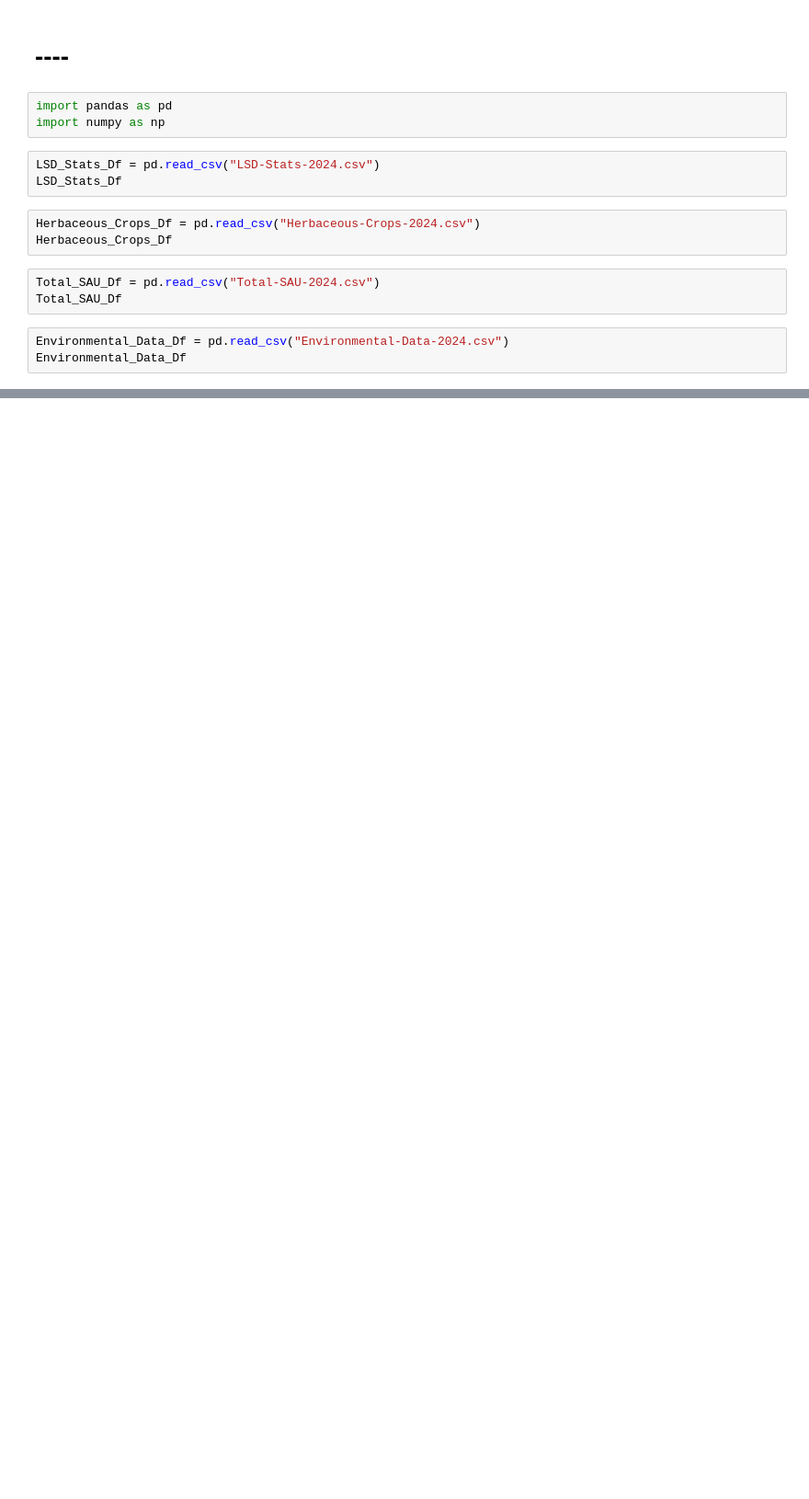
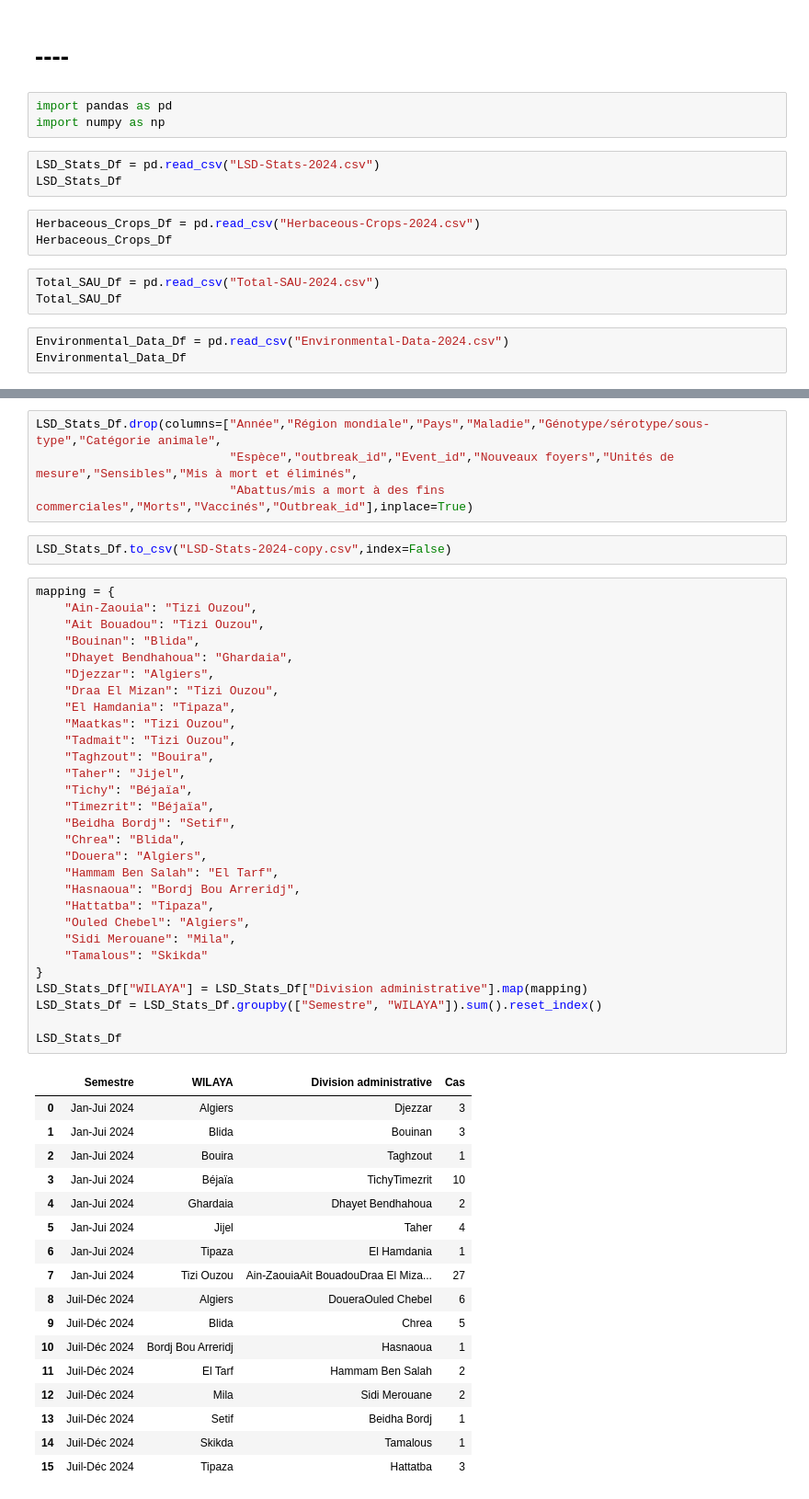
Before and after one commit to Mouadh-Bourezg/DataMiningProject, a Jupyter notebook: projectNotebook.ipynb, the cells around one changed output, grey strips where cells are left out. Shown at 92% size. Saved outputs shown, nothing was run; the diff lists cells and outputs as text; blank space fills up the shorter version.

```diff
--- a/projectNotebook.ipynb
+++ b/projectNotebook.ipynb
@@ -29,0 +42,53 @@ array(['ADRAR', 'CHLEF', 'LAGHOUAT', 'OUM EL BOUAGHI', 'BATNA', 'BEJAIA',
+# %%
+LSD_Stats_Df.drop(columns=["Année","Région mondiale","Pays","Maladie","Génotype/sérotype/sous-type","Catégorie animale",
+                           "Espèce","outbreak_id","Event_id","Nouveaux foyers","Unités de mesure","Sensibles","Mis à mort et éliminés",
+                           "Abattus/mis a mort à des fins commerciales","Morts","Vaccinés","Outbreak_id"],inplace=True)
+# %%
+LSD_Stats_Df.to_csv("LSD-Stats-2024-copy.csv",index=False)
+# %%
+mapping = {
+    "Ain-Zaouia": "Tizi Ouzou",
+    "Ait Bouadou": "Tizi Ouzou",
+    "Bouinan": "Blida",
+    "Dhayet Bendhahoua": "Ghardaia",
+    "Djezzar": "Algiers",
+    "Draa El Mizan": "Tizi Ouzou",
+    "El Hamdania": "Tipaza",
+    "Maatkas": "Tizi Ouzou",
+    "Tadmait": "Tizi Ouzou",
+    "Taghzout": "Bouira",
+    "Taher": "Jijel",
+    "Tichy": "Béjaïa",
+    "Timezrit": "Béjaïa",
+    "Beidha Bordj": "Setif",
+    "Chrea": "Blida",
+    "Douera": "Algiers",
+    "Hammam Ben Salah": "El Tarf",
+    "Hasnaoua": "Bordj Bou Arreridj",
+    "Hattatba": "Tipaza",
+    "Ouled Chebel": "Algiers",
+    "Sidi Merouane": "Mila",
+    "Tamalous": "Skikda"
+}
+LSD_Stats_Df["WILAYA"] = LSD_Stats_Df["Division administrative"].map(mapping)
+LSD_Stats_Df = LSD_Stats_Df.groupby(["Semestre", "WILAYA"]).sum().reset_index()
+
+LSD_Stats_Df
+# %% [output]
+|  | Semestre | WILAYA | Division administrative | Cas |
+| 0 | Jan-Jui 2024 | Algiers | Djezzar | 3 |
+| 1 | Jan-Jui 2024 | Blida | Bouinan | 3 |
+| 2 | Jan-Jui 2024 | Bouira | Taghzout | 1 |
+| 3 | Jan-Jui 2024 | Béjaïa | TichyTimezrit | 10 |
+| 4 | Jan-Jui 2024 | Ghardaia | Dhayet Bendhahoua | 2 |
+| 5 | Jan-Jui 2024 | Jijel | Taher | 4 |
+| 6 | Jan-Jui 2024 | Tipaza | El Hamdania | 1 |
+| 7 | Jan-Jui 2024 | Tizi Ouzou | Ain-ZaouiaAit BouadouDraa El Miza... | 27 |
+| 8 | Juil-Déc 2024 | Algiers | DoueraOuled Chebel | 6 |
+| 9 | Juil-Déc 2024 | Blida | Chrea | 5 |
+| 10 | Juil-Déc 2024 | Bordj Bou Arreridj | Hasnaoua | 1 |
+| 11 | Juil-Déc 2024 | El Tarf | Hammam Ben Salah | 2 |
+| 12 | Juil-Déc 2024 | Mila | Sidi Merouane | 2 |
+| 13 | Juil-Déc 2024 | Setif | Beidha Bordj | 1 |
+| 14 | Juil-Déc 2024 | Skikda | Tamalous | 1 |
+| 15 | Juil-Déc 2024 | Tipaza | Hattatba | 3 |
```
Also changed, not shown: parts of 16 cells of this notebook, 1 other file.
